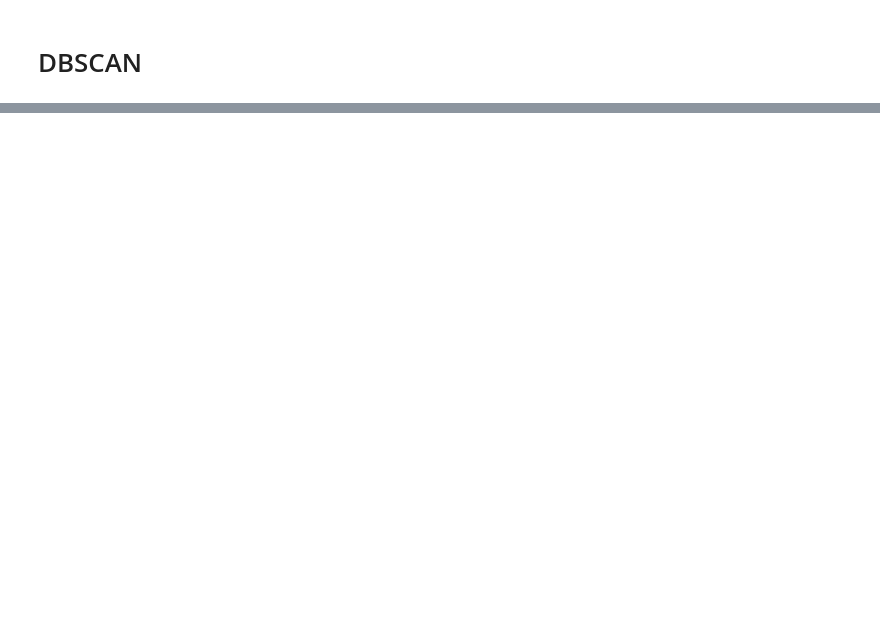
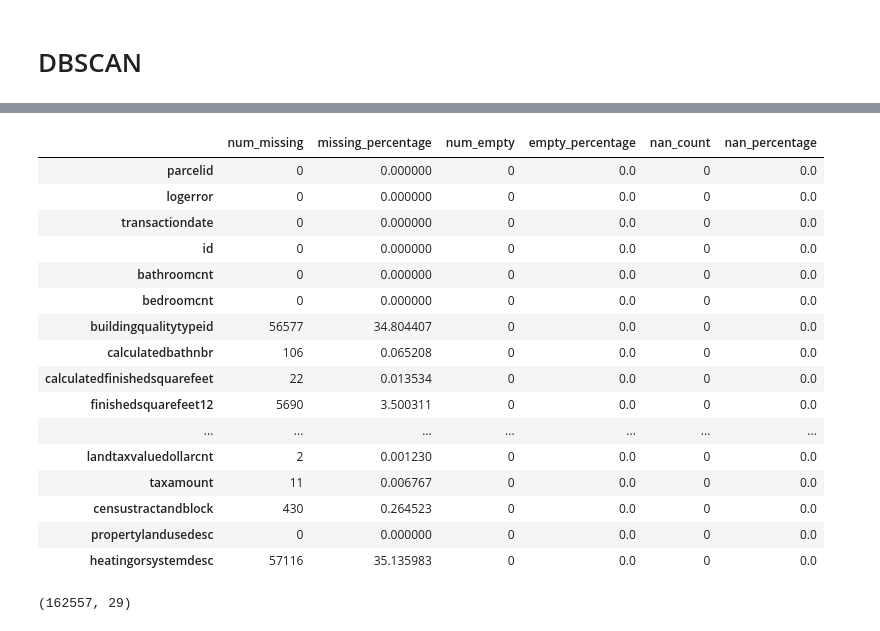
Before and after one commit to ecdedios/ds-methodologies-exercises, a Jupyter notebook: anomaly_detection.ipynb, the cells around one changed output, grey strips where cells are left out. Drawn from its saved outputs; the diff is of its cells as text; code cells hidden in the pictures; blank space fills up the shorter version.

```diff
--- a/anomaly_detection.ipynb
+++ b/anomaly_detection.ipynb
@@ -556,0 +366,3 @@ Text(0.5, 0, 'Grocery')
+# %%
+df_orig = pd.read_csv('zillow.csv',
+                 engine='python')
@@ -556,0 +389,3 @@ Text(0.5, 0, 'Grocery')
+# %%
+# df = df_orig.sample(50000)
+df = df_orig
@@ -556,0 +396,2 @@ Text(0.5, 0, 'Grocery')
+# %%
+df = dd.prep_zillow(df)
@@ -556,0 +413,20 @@ Text(0.5, 0, 'Grocery')
+# %%
+dd.missing_values_col(df)
+# %% [output]
+|  | num_missing | missing_percentage | num_empty | empty_percentage | nan_count | nan_percentage |
+| parcelid | 0 | 0.000000 | 0 | 0.0 | 0 | 0.0 |
+| logerror | 0 | 0.000000 | 0 | 0.0 | 0 | 0.0 |
+| transactiondate | 0 | 0.000000 | 0 | 0.0 | 0 | 0.0 |
+| id | 0 | 0.000000 | 0 | 0.0 | 0 | 0.0 |
+| bathroomcnt | 0 | 0.000000 | 0 | 0.0 | 0 | 0.0 |
+| bedroomcnt | 0 | 0.000000 | 0 | 0.0 | 0 | 0.0 |
+| buildingqualitytypeid | 56577 | 34.804407 | 0 | 0.0 | 0 | 0.0 |
+| calculatedbathnbr | 106 | 0.065208 | 0 | 0.0 | 0 | 0.0 |
+| calculatedfinishedsquarefeet | 22 | 0.013534 | 0 | 0.0 | 0 | 0.0 |
+| finishedsquarefeet12 | 5690 | 3.500311 | 0 | 0.0 | 0 | 0.0 |
+| ... | ... | ... | ... | ... | ... | ... |
+| landtaxvaluedollarcnt | 2 | 0.001230 | 0 | 0.0 | 0 | 0.0 |
+| taxamount | 11 | 0.006767 | 0 | 0.0 | 0 | 0.0 |
+| censustractandblock | 430 | 0.264523 | 0 | 0.0 | 0 | 0.0 |
+| propertylandusedesc | 0 | 0.000000 | 0 | 0.0 | 0 | 0.0 |
+| heatingorsystemdesc | 57116 | 35.135983 | 0 | 0.0 | 0 | 0.0 |
@@ -556,0 +436,4 @@ Text(0.5, 0, 'Grocery')
+# %%
+df.shape
+# %% [output]
+(162557, 29)
```
Also changed, not shown: parts of 50 cells of this notebook, 1 other file.
